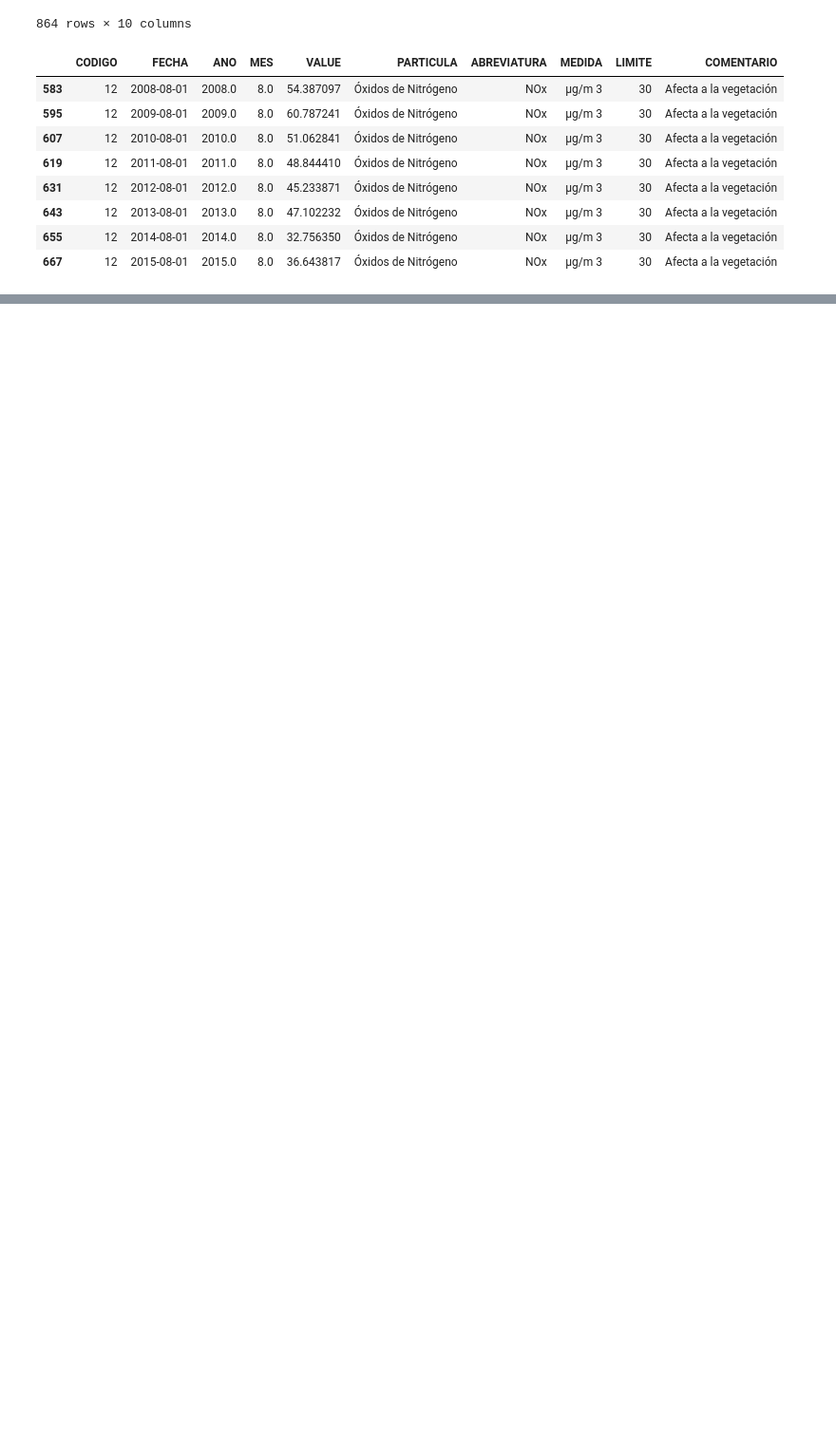
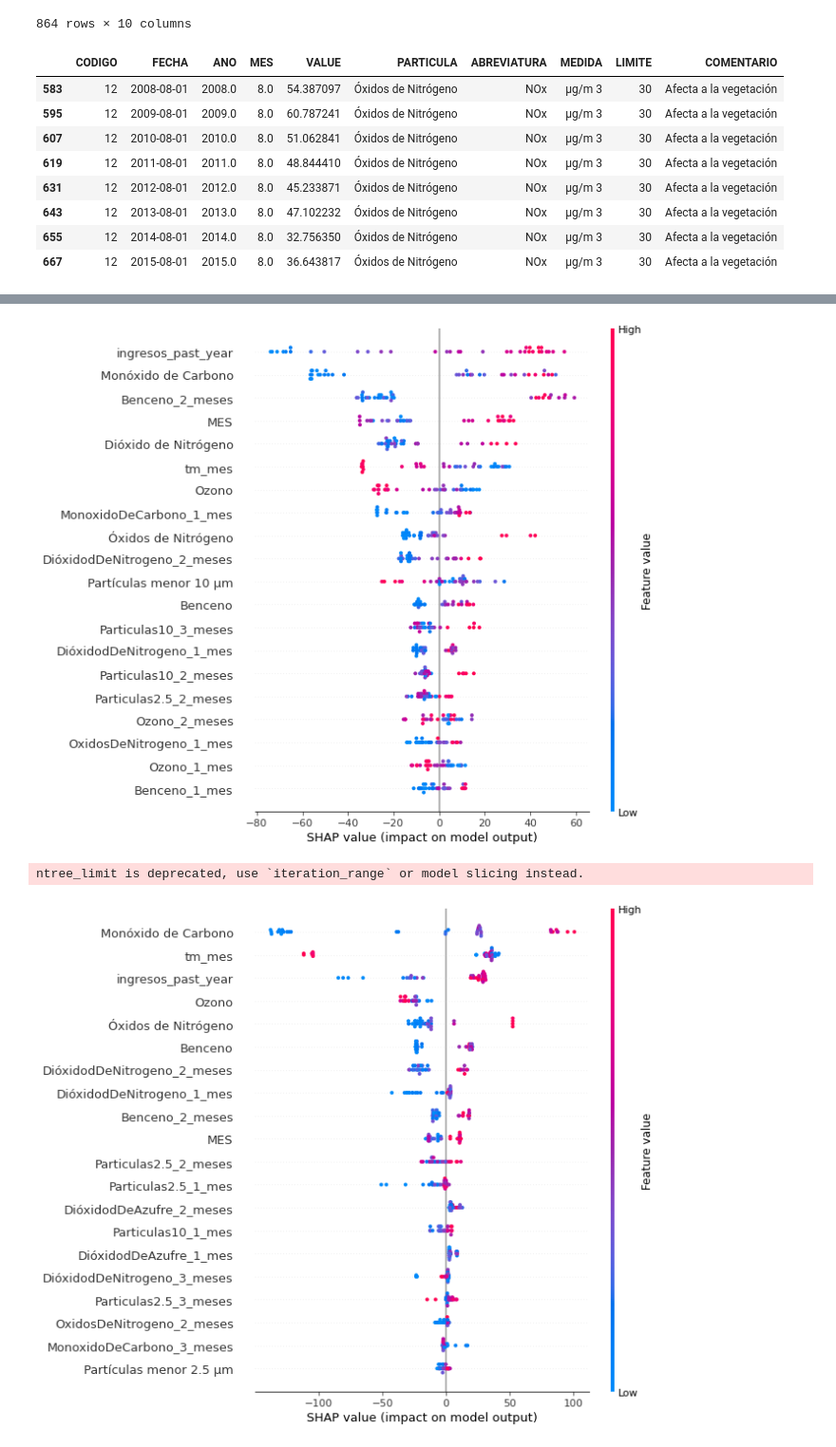
Before and after one commit to carlosgomezgil99/TFM, a Jupyter notebook: TFM_Javi.ipynb, the cells around one changed output, grey strips where cells are left out. Shown at 95% size. Cells and saved outputs as stored; diff of their text form; code cells hidden in the pictures; blank space fills up the shorter version.

```diff
--- a/TFM_Javi.ipynb
+++ b/TFM_Javi.ipynb
@@ -307,0 +374,2 @@ df_fin.to_csv('data/datos_cont.csv')
+# %%
+df_def.drop(['FECHA'],axis=1,inplace=True)
@@ -307,0 +396,6 @@ df_fin.to_csv('data/datos_cont.csv')
+# %%
+fecha_train = '2013-01-01'
+x_train = x[x.index < fecha_train]
+x_test = x[x.index >= fecha_train]
+y_train = y[y.index < fecha_train]
+y_test = y[y.index >= fecha_train]
@@ -307,0 +442,27 @@ df_fin.to_csv('data/datos_cont.csv')
+# %%
+fecha_train = '2013-01-01'
+x_train = x[x.index < fecha_train]
+x_test = x[x.index >= fecha_train]
+y_train = y[y.index < fecha_train]
+y_test = y[y.index >= fecha_train]
+# %%
+from xgboost import XGBRegressor
+model= XGBRegressor()
+param_grid = {'n_estimators': [10, 100,200],
+    'max_depth': [5, 10,20],
+    'learning_rate':[0.01,0.001,0.1,1]
+}
+cv = GridSearchCV(model, param_grid, cv = 4, verbose = True, n_jobs = -1)
+cv.fit(x_train,y_train)
+
+model_xgb = XGBRegressor(**cv.best_params_)
+model_xgb.fit(x_train, y_train)
+
+preds_xgb = []
+for index, row in x_test.iterrows():
+    pred = model_xgb.predict(np.array([row]))
+    preds_xgb.append(pred[0])
+    pred_series = pd.Series(pred, index=['numero_de_ingresos'], name=index)
+    train_x = x_train.append(row)
+    train_y = y_train.append(pred_series)
+    model_xgb.fit(x_train, y_train)
@@ -307,0 +509,14 @@ df_fin.to_csv('data/datos_cont.csv')
+# %%
+import shap
+
+explainer = shap.TreeExplainer(model_cat)
+shap_values = explainer.shap_values(x_test)
+shap.summary_plot(shap_values, x_test)
+
+explainer = shap.TreeExplainer(model_xgb)
+shap_values = explainer.shap_values(x_test)
+shap.summary_plot(shap_values, x_test)
+# %% [output]
+[figure, added]
+ntree_limit is deprecated, use `iteration_range` or model slicing instead.
+[figure, added]
```
Also changed, not shown: parts of 23 cells of this notebook, 5 other files.
